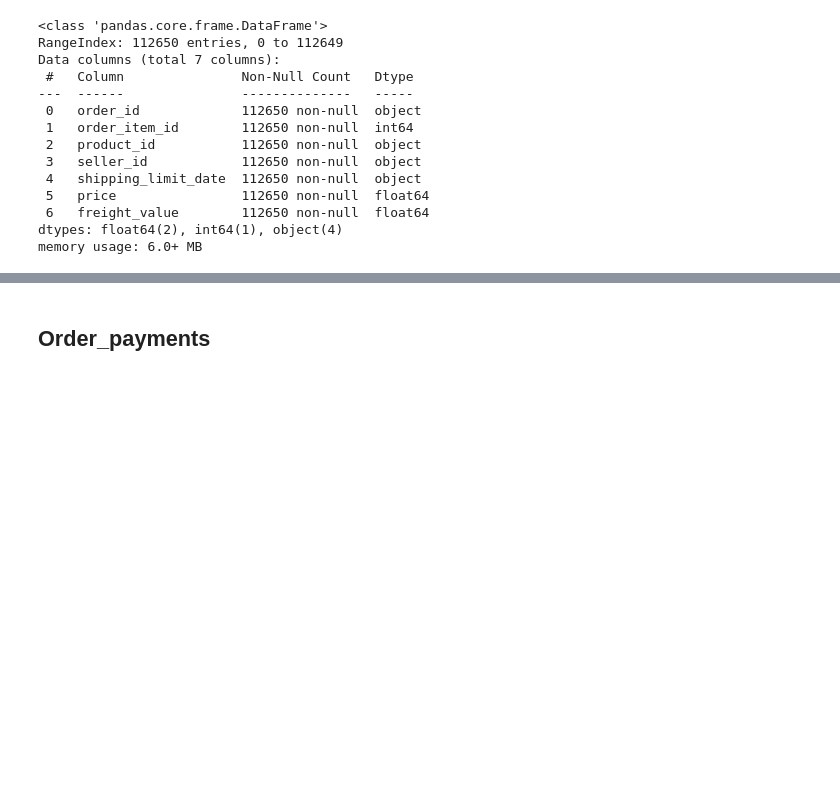
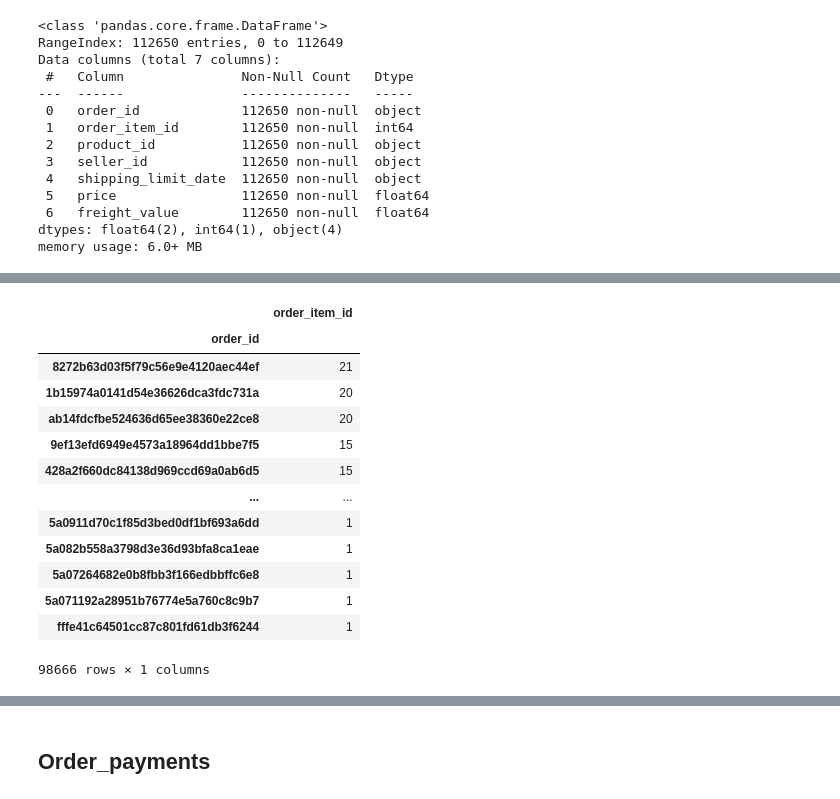
Before and after one commit to Lautaro555/Final-project-Olist, a Jupyter notebook: EDA.ipynb, the cells around one changed output, grey strips where cells are left out. Saved outputs shown, nothing was run; the diff lists cells and outputs as text; code cells hidden in the pictures; blank space fills up the shorter version.

Commit message:
starting groupbys to obtain metrics

```diff
--- a/EDA.ipynb
+++ b/EDA.ipynb
@@ -342,3 +348,21 @@ Order_items.describe(include=['O'])
 | unique | 98666 | 32951 | 3095 | 93318 |
 | top | 8272b63d03f5f79c56e9e4120aec44ef | aca2eb7d00ea1a7b8ebd4e68314663af | 6560211a19b47992c3666cc44a7e94c0 | 2017-07-21 18:25:23 |
 | freq | 21 | 527 | 2033 | 21 |
+# %%
+# Revisión de la columna order_item_id; expresa la cantidad incremental de artículos presentes en una misma orden
+Order_items[['order_id', 'order_item_id']].groupby(['order_id']).count().sort_values('order_item_id', ascending=False)
+# %% [output]
+|  | order_item_id |
+| order_id |  |
+| 8272b63d03f5f79c56e9e4120aec44ef | 21 |
+| 1b15974a0141d54e36626dca3fdc731a | 20 |
+| ab14fdcfbe524636d65ee38360e22ce8 | 20 |
+| 9ef13efd6949e4573a18964dd1bbe7f5 | 15 |
+| 428a2f660dc84138d969ccd69a0ab6d5 | 15 |
+| ... | ... |
+| 5a0911d70c1f85d3bed0df1bf693a6dd | 1 |
+| 5a082b558a3798d3e36d93bfa8ca1eae | 1 |
+| 5a07264682e0b8fbb3f166edbbffc6e8 | 1 |
+| 5a071192a28951b76774e5a760c8c9b7 | 1 |
+| fffe41c64501cc87c801fd61db3f6244 | 1 |
+98666 rows × 1 columns
```
Also changed, not shown: parts of 18 cells of this notebook.
